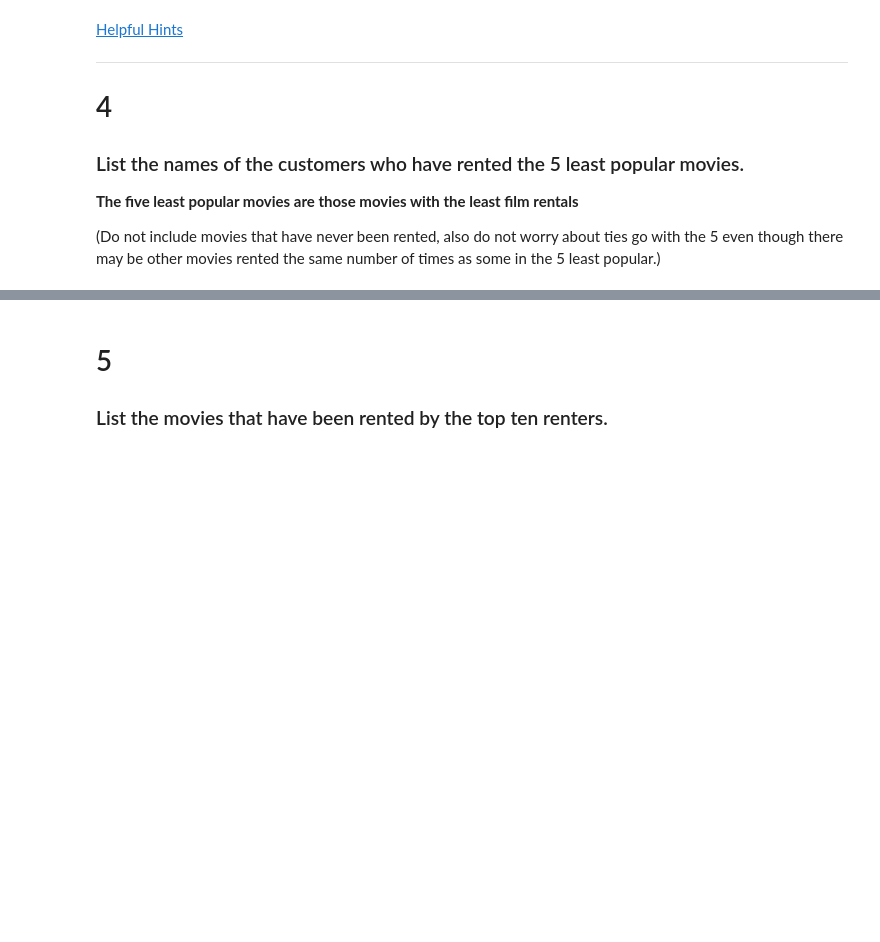
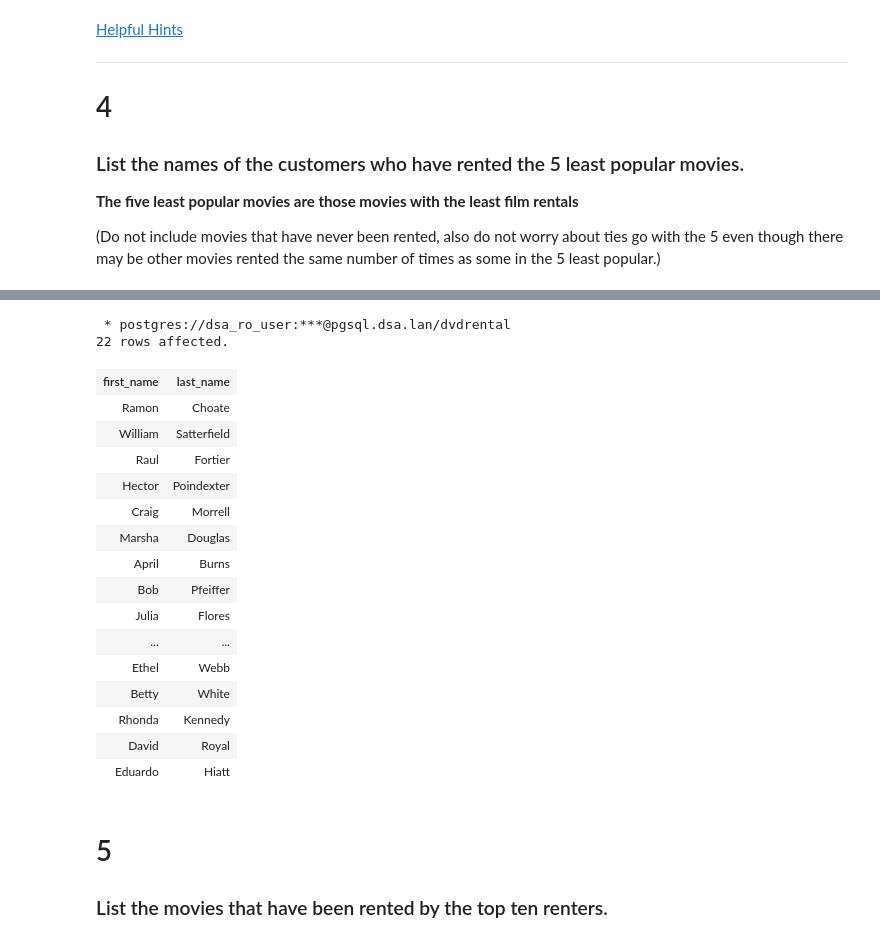
Before and after one commit to may96cc/f21dsa7030, a Jupyter notebook: module4/exercises/Nested.ipynb, the cells around one changed output, grey strips where cells are left out. Saved outputs shown, nothing was run; the diff lists cells and outputs as text; code cells hidden in the pictures; blank space fills up the shorter version.

```diff
--- a/module4/exercises/Nested.ipynb
+++ b/module4/exercises/Nested.ipynb
@@ -252,3 +250,34 @@ select inventory_id from rental GROUP BY inventory_id
+# %%
+%%sql
+select first_name, last_name
+FROM customer c JOIN rental r on c.customer_id = r.customer_id JOIN inventory i ON r.inventory_id = i.inventory_id
+WHERE film_id IN (SELECT film_id
+                  FROM(
+                    select f.film_id, count(*)
+                     FROM film f JOIN inventory i ON f.film_id = i.film_id JOIN rental r ON r.inventory_id = i.inventory_id
+                     GROUP BY f.film_id
+                     ORDER BY COUNT(*) ASC
+                     LIMIT 5
+                      ) as cool  )
+# %% [output]
+ * postgres://dsa_ro_user:***@pgsql.dsa.lan/dvdrental
+22 rows affected.
+| first_name | last_name |
+| Ramon | Choate |
+| William | Satterfield |
+| Raul | Fortier |
+| Hector | Poindexter |
+| Craig | Morrell |
+| Marsha | Douglas |
+| April | Burns |
+| Bob | Pfeiffer |
+| Julia | Flores |
+| ... | ... |
+| Ethel | Webb |
+| Betty | White |
+| Rhonda | Kennedy |
+| David | Royal |
+| Eduardo | Hiatt |
 # %% [markdown]
 # 5
 
```
Also changed, not shown: parts of 12 cells of this notebook, 3 other files.
